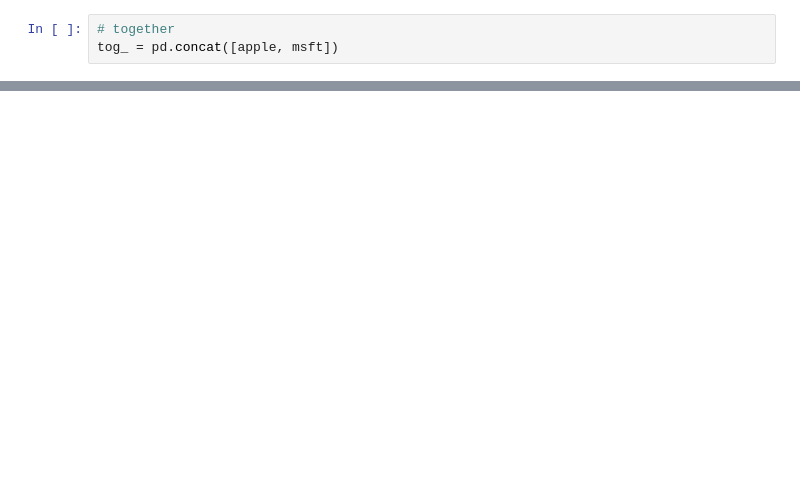
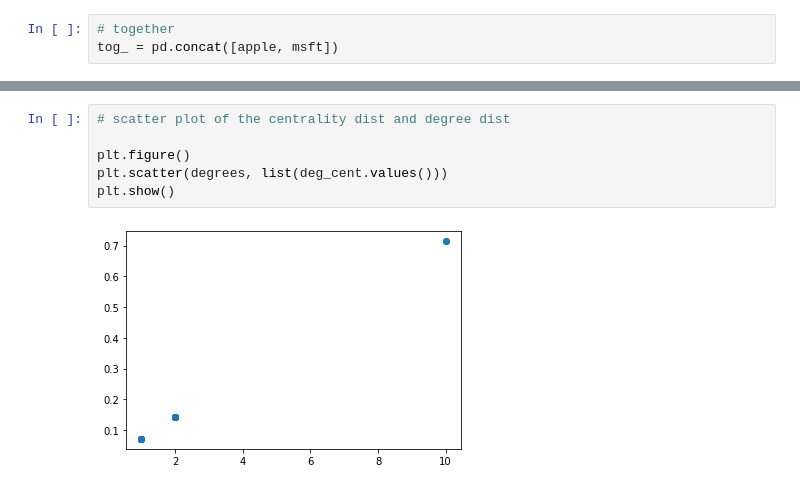
Before and after one commit to mgino11/Web_Analytics, a Jupyter notebook: Graph_viz.ipynb, the cells around one changed output, grey strips where cells are left out. Drawn from its saved outputs; the diff is of its cells as text; blank space fills up the shorter version.

```diff
--- a/Graph_viz.ipynb
+++ b/Graph_viz.ipynb
@@ -95,0 +99,8 @@ nx.draw(G, with_labels=True)
+# %%
+# scatter plot of the centrality dist and degree dist
+
+plt.figure()
+plt.scatter(degrees, list(deg_cent.values()))
+plt.show()
+# %% [output]
+[figure, added]
```
Also changed, not shown: parts of 23 cells of this notebook.
